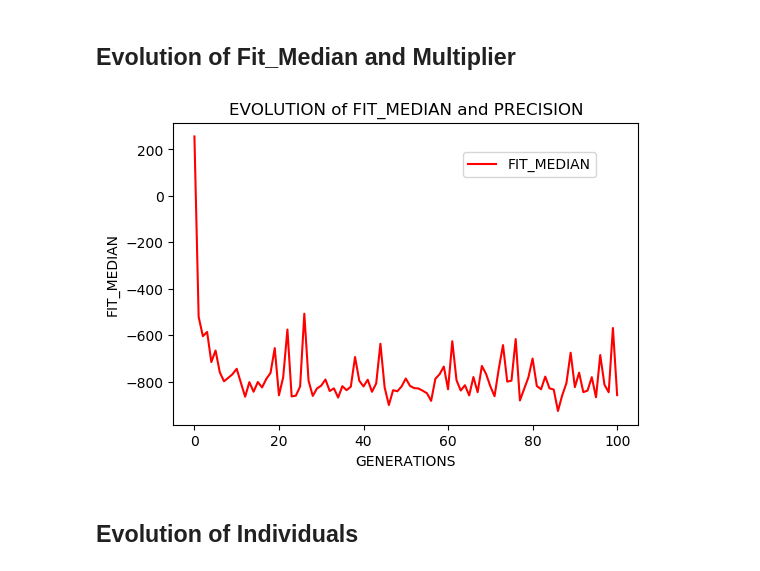
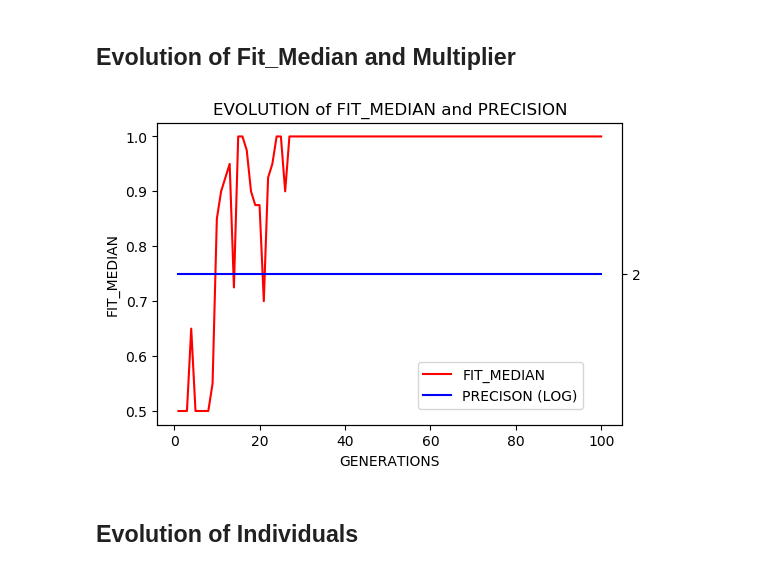
Before and after one commit to jair-pereira/GECCO19, a Jupyter notebook: src/vis_data.ipynb, the cells around one changed output. Cells and saved outputs as stored; diff of their text form; code cells hidden in the pictures.

Commit message:
Update vis_data

```diff
--- a/src/vis_data.ipynb
+++ b/src/vis_data.ipynb
@@ -10,7 +10,7 @@ import matplotlib.ticker as ticker
 # PARAMETERS
 # %%
 #SET THOSE TWO PARAMETERS AND RUN THE SCRIPT
-experiment_name = "1K_fitness"
+experiment_name = "190320_01"
 experiment_path = "/Users/annabogdanova/Documents/Codes/SwarmGE/GECCO19/results/"
 # %% [markdown]
 ## FOLDER HANDLING
@@ -53,27 +42,27 @@ data_log.head()
 # %%
 rcParams['figure.dpi'] = 100
 
 x = "GENERATIONS"
 y1 = "FIT_MEDIAN"
 y2 = "MULTIPLIER"
 
 
 fig, ax1 = plt.subplots()
 ax1.set_title("EVOLUTION of FIT_MEDIAN and PRECISION")
 ax1.plot(data_log[x], data_log[y1], '-r', label='FIT_MEDIAN')
 ax1.set_xlabel(x)
 ax1.set_ylabel(y1)
 
-# tick_spacing = 1
-# ax2 = ax1.twinx()
-# ax2.plot(data_log[x], data_log[y2], '-b', label='PRECISON (LOG)')
-# ax2.yaxis.set_major_locator(ticker.MultipleLocator(tick_spacing))
+tick_spacing = 1
+ax2 = ax1.twinx()
+ax2.plot(data_log[x], data_log[y2], '-b', label='PRECISON (LOG)')
+ax2.yaxis.set_major_locator(ticker.MultipleLocator(tick_spacing))
 
 #ax.legend(loc='upper left')
-fig.legend(loc=(0.66,0.78))
+fig.legend(loc=(0.58,0.18))
 plt.savefig(output_path+"pop_evo.png", dpi=250)
 # %% [output]
-[figure, old version]
+[figure, new version]
 # %% [markdown]
 ## Evolution of Individuals
 # %%
```
Also changed, not shown: parts of 2 cells of this notebook, 1 other file.
